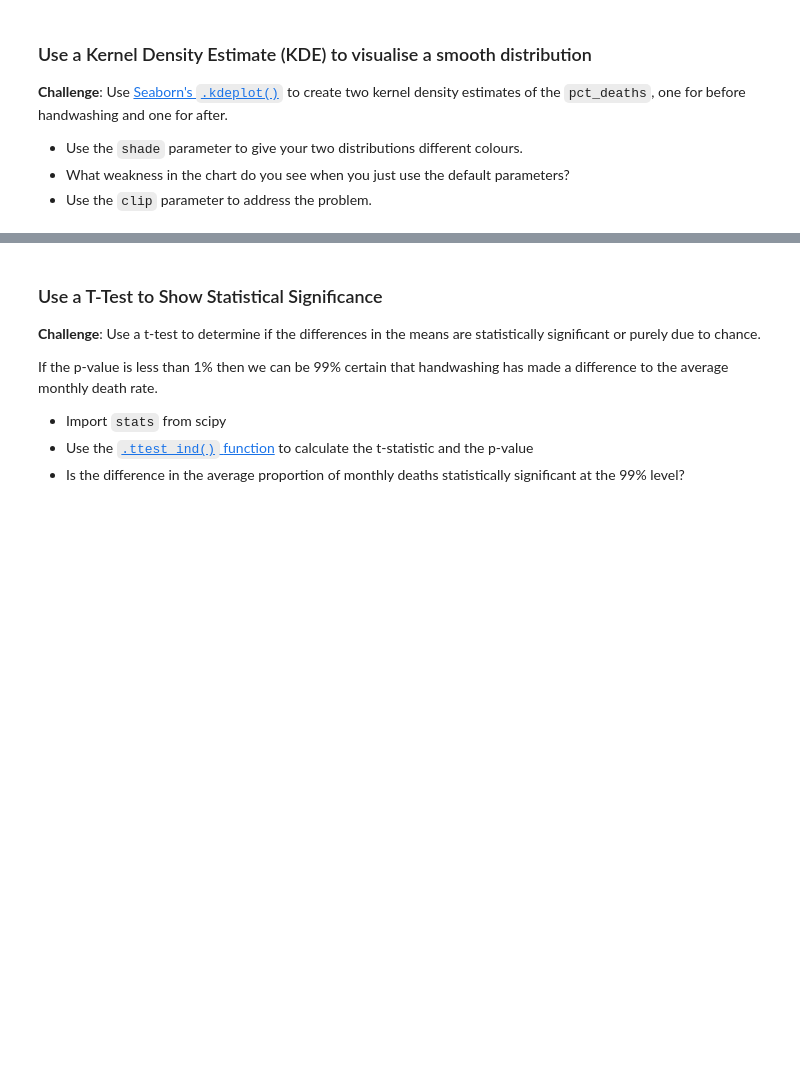
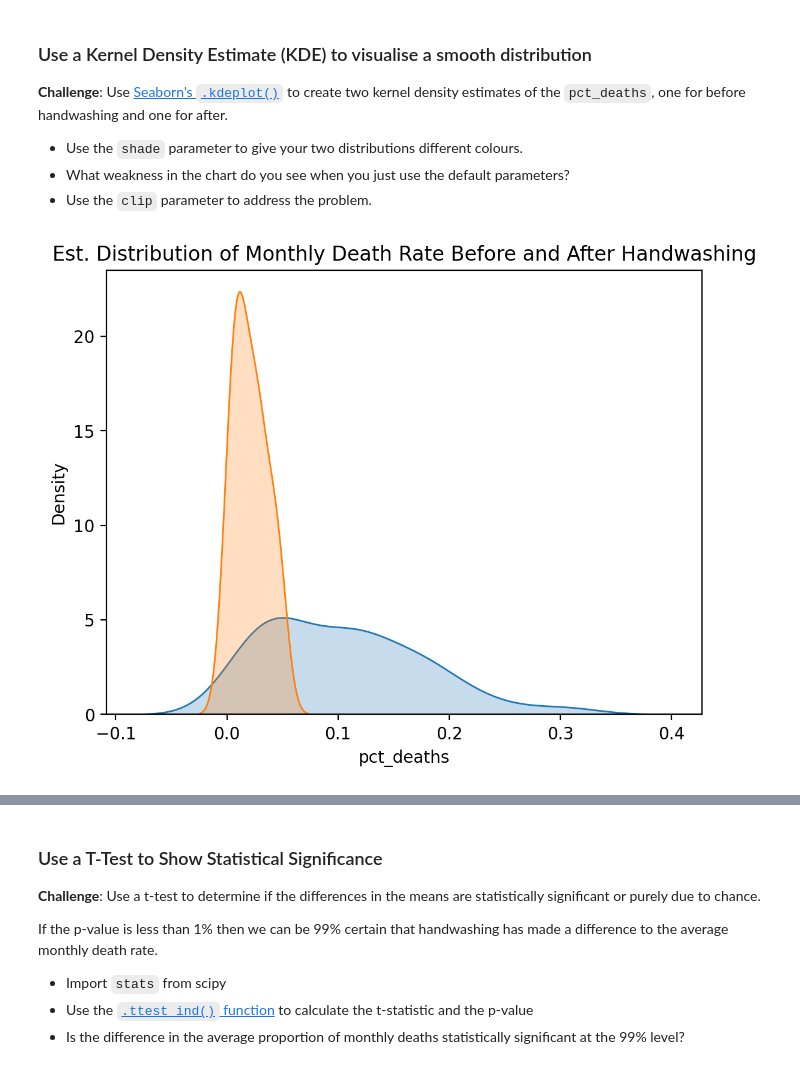
Before and after one commit to Soulbolt/day-80-the-tragic-discovery-of-handwashing, a Jupyter notebook: Dr_Semmelweis_Handwashing_Discovery_(start).ipynb, the cells around one changed output, grey strips where cells are left out. Drawn from its saved outputs; the diff is of its cells as text; code cells hidden in the pictures; blank space fills up the shorter version.

Commit message:
Complete Use a Kernel Density Estimate (KDE) to Visualize a Smooth Distribution Challenge.

```diff
--- a/Dr_Semmelweis_Handwashing_Discovery_(start).ipynb
+++ b/Dr_Semmelweis_Handwashing_Discovery_(start).ipynb
@@ -343,3 +343,12 @@ histrogram.show()
 * Use the `shade` parameter to give your two distributions different colours.
 * What weakness in the chart do you see when you just use the default parameters?
 * Use the `clip` parameter to address the problem.
+# %%
+plt.figure(dpi=200)
+# defaults distribution esstimate includes negative deat rate
+sns.kdeplot(before_handwashing.pct_deaths, fill=True)  # Using fill insead of shade as it is deprecated and will cause an error after seaborn v0.14.0
+sns.kdeplot(after_handwashing.pct_deaths, fill=True)
+plt.title("Est. Distribution of Monthly Death Rate Before and After Handwashing")
+plt.show()
+# %% [output]
+[figure, added]
```
Also changed, not shown: parts of 1 cell of this notebook.
